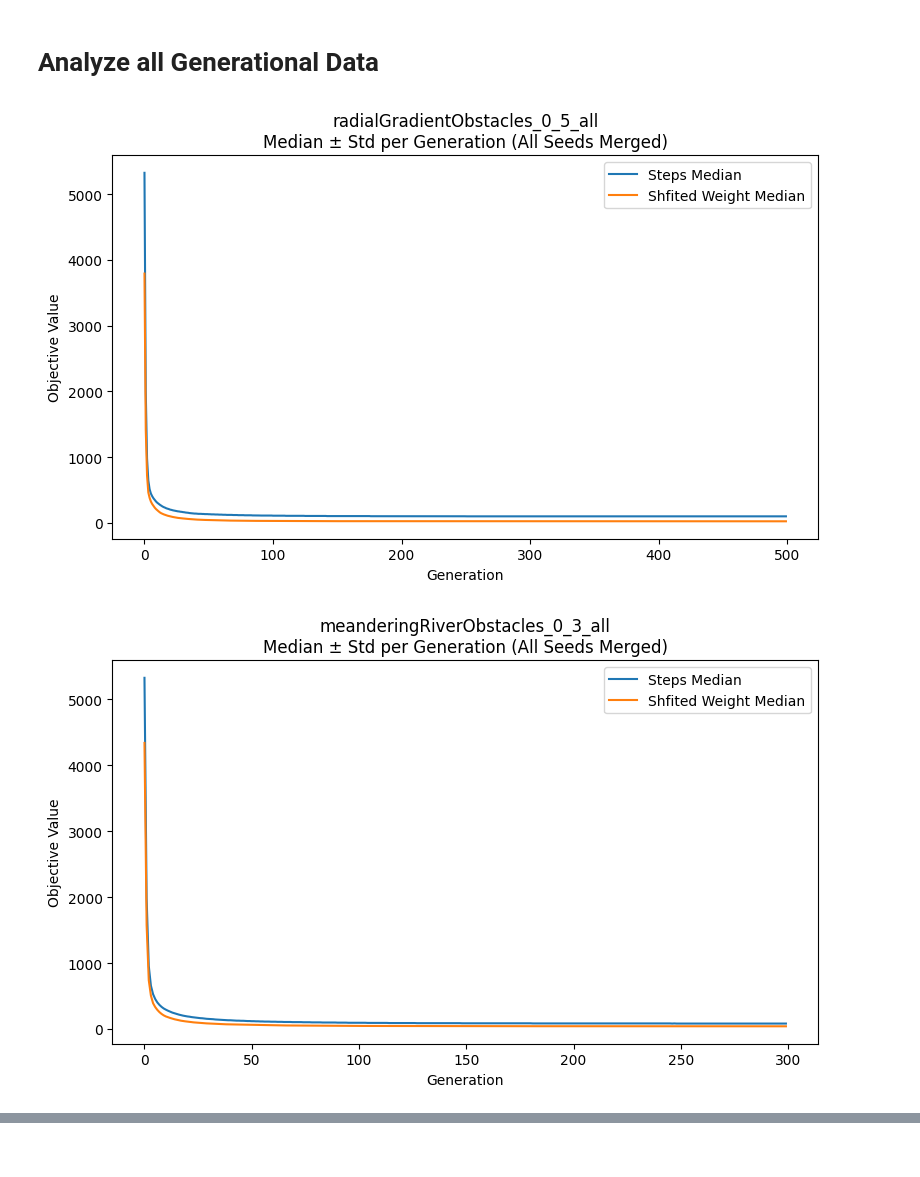
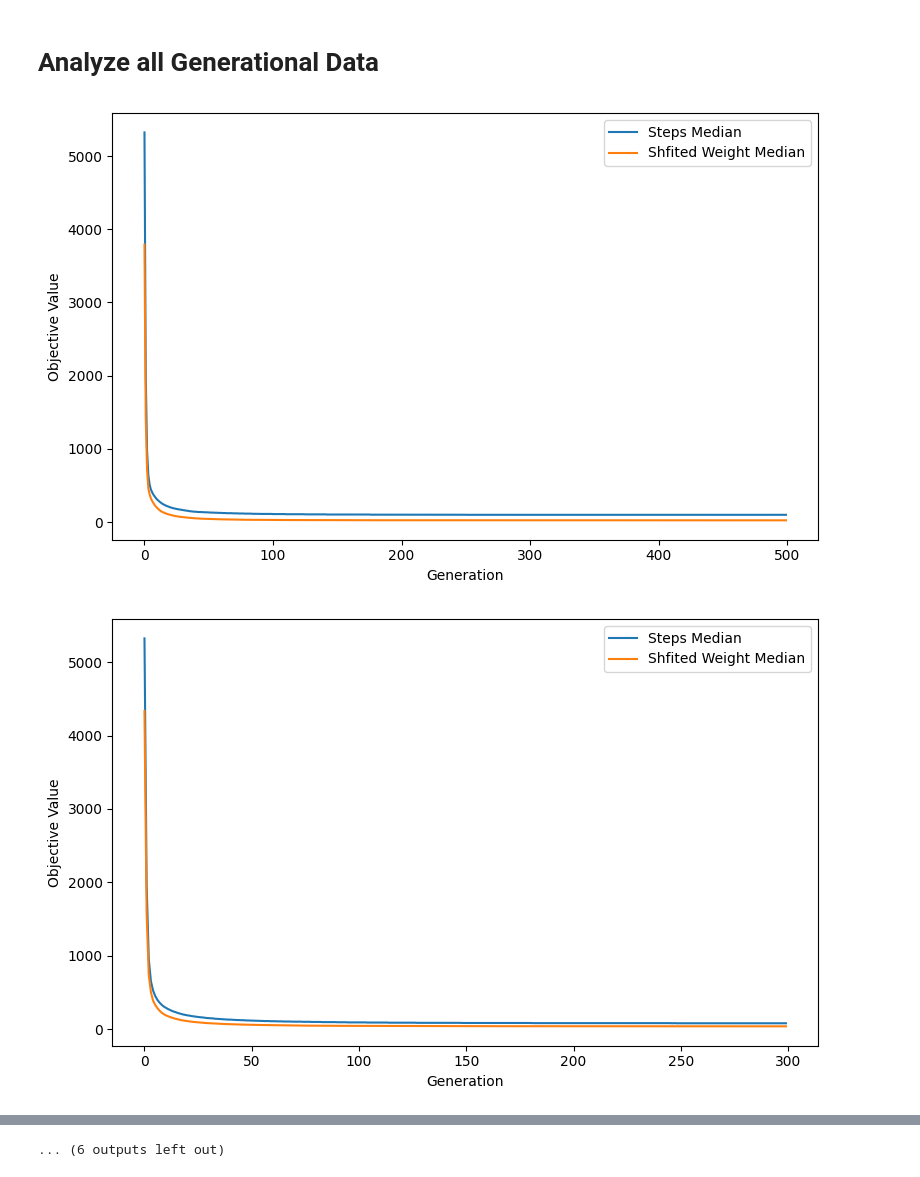
Before and after one commit to HidinginCode/pathpave_pymoo_gp, a Jupyter notebook: analysis.ipynb, the cells around one changed output, grey strips where cells are left out. Cells and saved outputs as stored; diff of their text form; code cells hidden in the pictures; blank space fills up the shorter version.

```diff
--- a/analysis.ipynb
+++ b/analysis.ipynb
@@ -439,7 +439,7 @@ for opt_log in opt_logs:
 
         plt.xlabel("Generation")
         plt.ylabel("Objective Value")
-        plt.title(f"{dir_name}\nMedian ± Std per Generation (All Seeds Merged)")
+        #plt.title(f"{dir_name}\nMedian ± Std per Generation (All Seeds Merged)")
         plt.legend()
         plt.tight_layout()
 
@@ -528,34 +532,35 @@ for log in log_list:
         # plt.fill_between(
         #     generations,
         #     np.array(median_obj1) - np.array(std_obj1),
         #     np.array(median_obj1) + np.array(std_obj1),
         #     alpha=0.2
         # )
 
         plt.plot(generations, median_obj2, label="Shfited Weight Median")
         # plt.fill_between(
         #     generations,
         #     np.array(median_obj2) - np.array(std_obj2),
         #     np.array(median_obj2) + np.array(std_obj2),
         #     alpha=0.2
         # )
 
         plt.xlabel("Generation")
         plt.ylabel("Objective Value")
-        plt.title(f"{dir_name}\nMedian ± Std per Generation (All Seeds Merged)")
+        #plt.title(f"{dir_name}\nMedian ± Std per Generation (All Seeds Merged)")
         plt.legend()
         plt.tight_layout()
 
         if opt_log.endswith("_second"):
             path_suffix = "second"
         else:
             path_suffix = "first"
-            all_path = os.path.join(graphics_path, "all", path_suffix)
+
+        all_path = os.path.join(graphics_path, "all", path_suffix)
         if not os.path.exists(all_path):
             os.makedirs(all_path)
 
         plt.savefig(os.path.join(all_path, f"{dir_name}.svg"))
         #plt.show()
 # %% [output]
-[figure, old version]
+[figure, new version]
-[figure, old version]
+[figure, new version]
@@ -568,0 +577 @@ for log in log_list:
+... (6 outputs left out)
```
Also changed, not shown: parts of 2 cells of this notebook, 55 other files.
